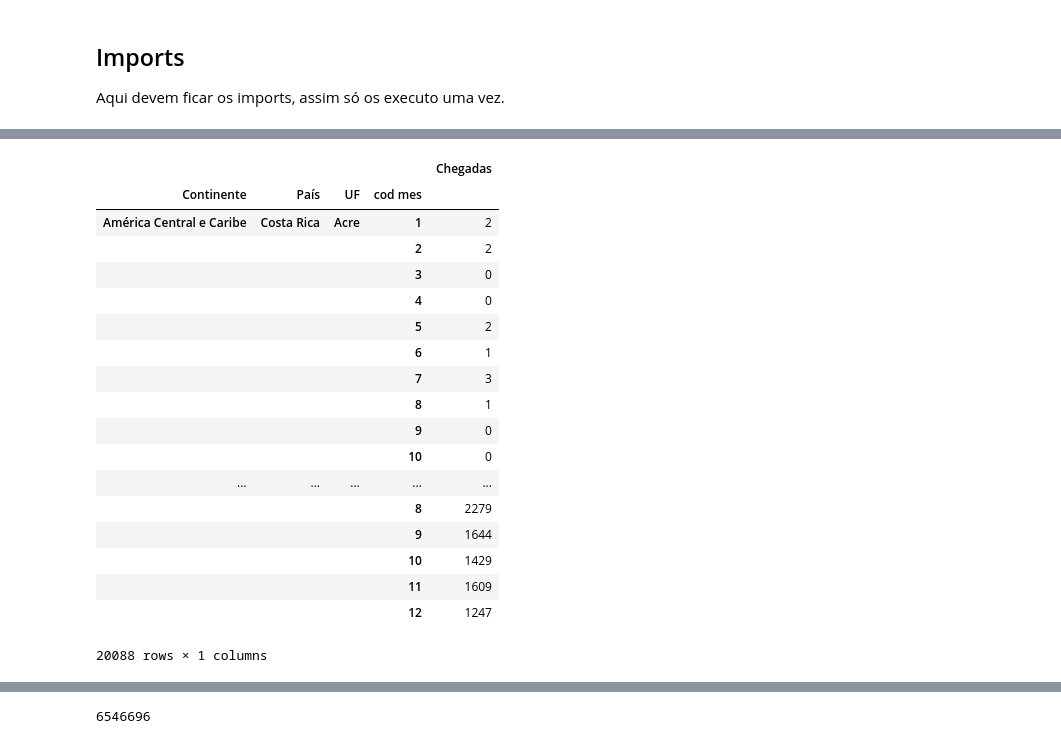
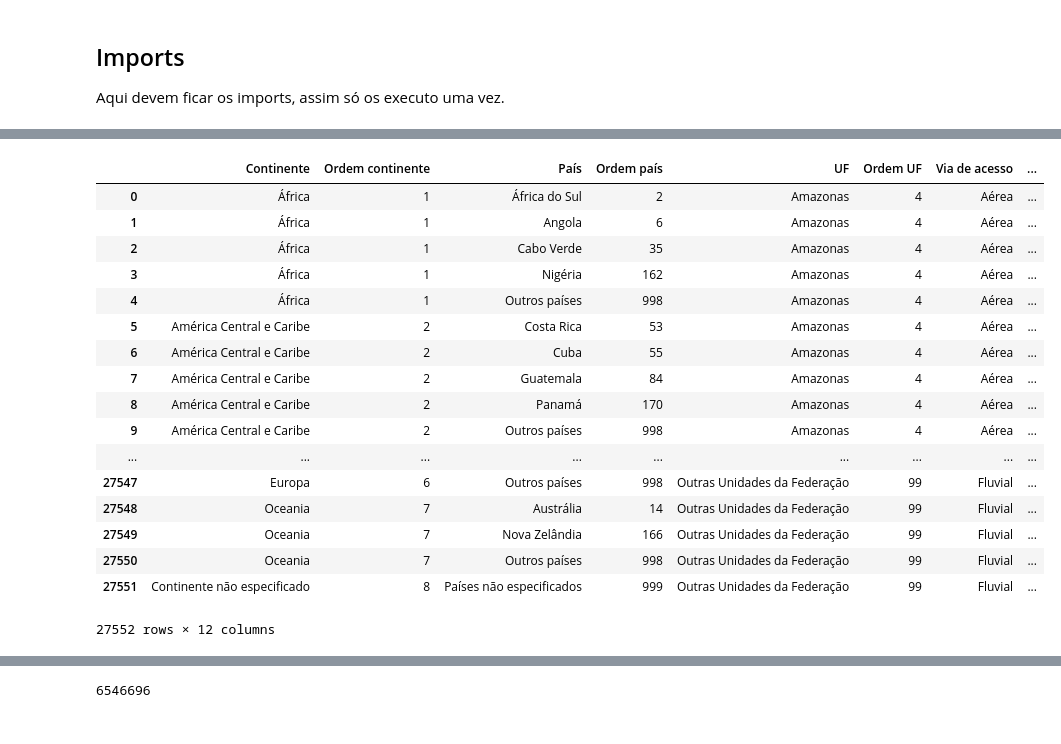
Before and after one commit to if1015-datascience-ufpe/2018-2-projeto-agua-de-coco, a Jupyter notebook: Análise Turistas.ipynb, the cells around one changed output, grey strips where cells are left out. Saved outputs shown, nothing was run; the diff lists cells and outputs as text; code cells hidden in the pictures.

```diff
--- a/Análise Turistas.ipynb
+++ b/Análise Turistas.ipynb
@@ -8,34 +61,34 @@ import numpy as np
 # %%
 # Leitura do csv
-chegadas_2016 = pd.read_csv("Datasets/chegadas_2016.csv", sep=';', encoding='latin1',\
-                            usecols=["Continente", "País", "UF", "cod mes", "Chegadas"]\
-                           )
+pd.read_csv("Datasets/chegadas_2014.csv", sep=';', encoding='latin1')
+#chegadas_2016 = pd.read_csv("Datasets/chegadas_2016.csv", sep=';', encoding='latin1',\
+#                            usecols=["Continente", "País", "UF", "cod mes", "Chegadas"]\
+#                           )
 
 # Mudança de tipo das variaveis
-chegadas_2016['Continente'] = chegadas_2016['Continente'].astype('category')
-chegadas_2016['País'] = chegadas_2016['País'].astype('category')
-chegadas_2016['UF'] = chegadas_2016['UF'].astype('category')
+#chegadas_2016['Continente'] = chegadas_2016['Continente'].astype('category')
+#chegadas_2016['País'] = chegadas_2016['País'].astype('category')
+#chegadas_2016['UF'] = chegadas_2016['UF'].astype('category')
 
 # União de entradas repetidas (que existem porque não usei todas as variaveis)
-chegadas_2016 = pd.DataFrame(chegadas_2016.groupby(["Continente", "País", "UF", "cod mes"]).Chegadas.sum())
-chegadas_2016
+#chegadas_2016 = pd.DataFrame(chegadas_2016.groupby(["Continente", "País", "UF", "cod mes"]).Chegadas.sum())
+#chegadas_2016
 # %% [output]
-|  |  |  |  | Chegadas |
-| Continente | País | UF | cod mes |  |
-| América Central e Caribe | Costa Rica | Acre | 1 | 2 |
-|  |  |  | 2 | 2 |
-|  |  |  | 3 | 0 |
-|  |  |  | 4 | 0 |
-|  |  |  | 5 | 2 |
-|  |  |  | 6 | 1 |
-|  |  |  | 7 | 3 |
-|  |  |  | 8 | 1 |
-|  |  |  | 9 | 0 |
-|  |  |  | 10 | 0 |
-| ... | ... | ... | ... | ... |
-|  |  |  | 8 | 2279 |
-|  |  |  | 9 | 1644 |
-|  |  |  | 10 | 1429 |
-|  |  |  | 11 | 1609 |
-|  |  |  | 12 | 1247 |
+|  | Continente | Ordem continente | País | Ordem país | UF | Ordem UF | Via de acesso | ... |
+| 0 | África | 1 | África do Sul | 2 | Amazonas | 4 | Aérea | ... |
+| 1 | África | 1 | Angola | 6 | Amazonas | 4 | Aérea | ... |
+| 2 | África | 1 | Cabo Verde | 35 | Amazonas | 4 | Aérea | ... |
+| 3 | África | 1 | Nigéria | 162 | Amazonas | 4 | Aérea | ... |
+| 4 | África | 1 | Outros países | 998 | Amazonas | 4 | Aérea | ... |
+| 5 | América Central e Caribe | 2 | Costa Rica | 53 | Amazonas | 4 | Aérea | ... |
+| 6 | América Central e Caribe | 2 | Cuba | 55 | Amazonas | 4 | Aérea | ... |
+| 7 | América Central e Caribe | 2 | Guatemala | 84 | Amazonas | 4 | Aérea | ... |
+| 8 | América Central e Caribe | 2 | Panamá | 170 | Amazonas | 4 | Aérea | ... |
+| 9 | América Central e Caribe | 2 | Outros países | 998 | Amazonas | 4 | Aérea | ... |
+| ... | ... | ... | ... | ... | ... | ... | ... | ... |
+| 27547 | Europa | 6 | Outros países | 998 | Outras Unidades da Federação | 99 | Fluvial | ... |
+| 27548 | Oceania | 7 | Austrália | 14 | Outras Unidades da Federação | 99 | Fluvial | ... |
+| 27549 | Oceania | 7 | Nova Zelândia | 166 | Outras Unidades da Federação | 99 | Fluvial | ... |
+| 27550 | Oceania | 7 | Outros países | 998 | Outras Unidades da Federação | 99 | Fluvial | ... |
+| 27551 | Continente não especificado | 8 | Países não especificados | 999 | Outras Unidades da Federação | 99 | Fluvial | ... |
-20088 rows × 1 columns
+27552 rows × 12 columns
```
Also changed, not shown: parts of 5 cells of this notebook.
